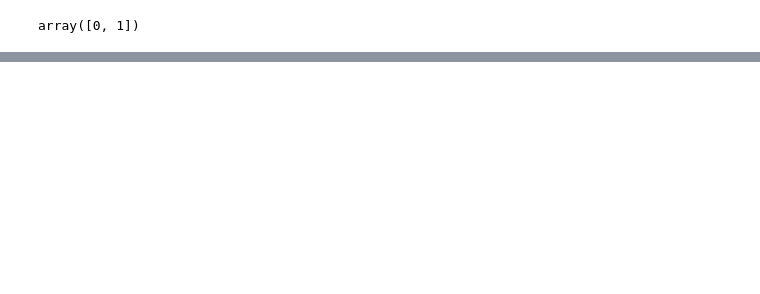
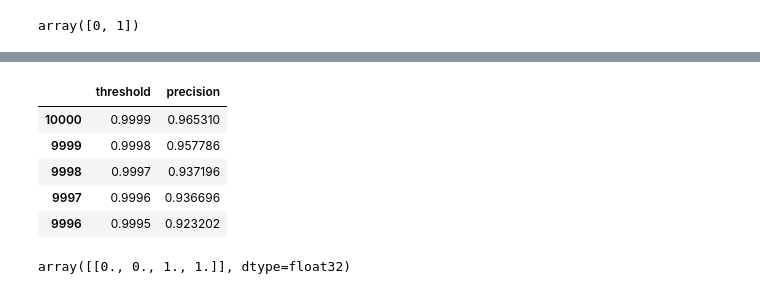
Before and after one commit to sahilshah8141/steel-defect-detection, a Jupyter notebook: notebooks/steel_defect_detection_train.ipynb, the cells around one changed output, grey strips where cells are left out. Cells and saved outputs as stored; diff of their text form; code cells hidden in the pictures; blank space fills up the shorter version.

```diff
--- a/notebooks/steel_defect_detection_train.ipynb
+++ b/notebooks/steel_defect_detection_train.ipynb
@@ -457,0 +492,20 @@ array([[5.2663969e-15, 0.0000000e+00, 1.0000000e+00, 0.0000000e+00],
+# %%
+prec_df = prec_df.sort_values(by = 'threshold', ascending = False)
+prec_df.head()
+# %% [output]
+|  | threshold | precision |
+| 10000 | 0.9999 | 0.965310 |
+| 9999 | 0.9998 | 0.957786 |
+| 9998 | 0.9997 | 0.937196 |
+| 9997 | 0.9996 | 0.936696 |
+| 9996 | 0.9995 | 0.923202 |
+# %%
+train_df.query('ImageId	=="0014fce06.jpg"')
+image_shape = (256, 1600, 3)
+
+my_image = image.load_img(train_path+'/0046839bd.jpg', target_size=image_shape)
+my_img_arr = image.img_to_array(my_image)
+my_img_arr = my_img_arr.reshape((1,) + image_shape)
+model.predict(my_img_arr)
+# %% [output]
+array([[0., 0., 1., 1.]], dtype=float32)
```
Also changed, not shown: parts of 32 cells of this notebook, 16 other files.
